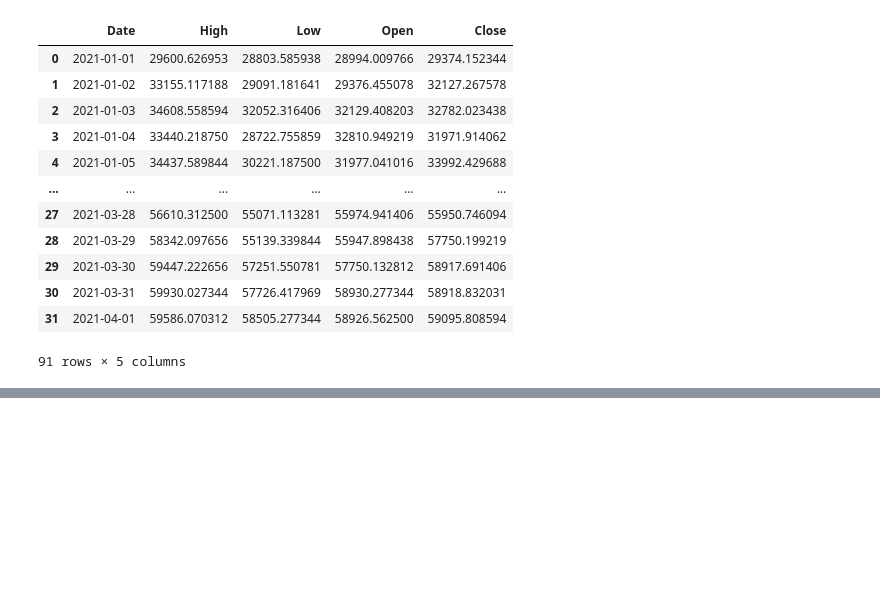
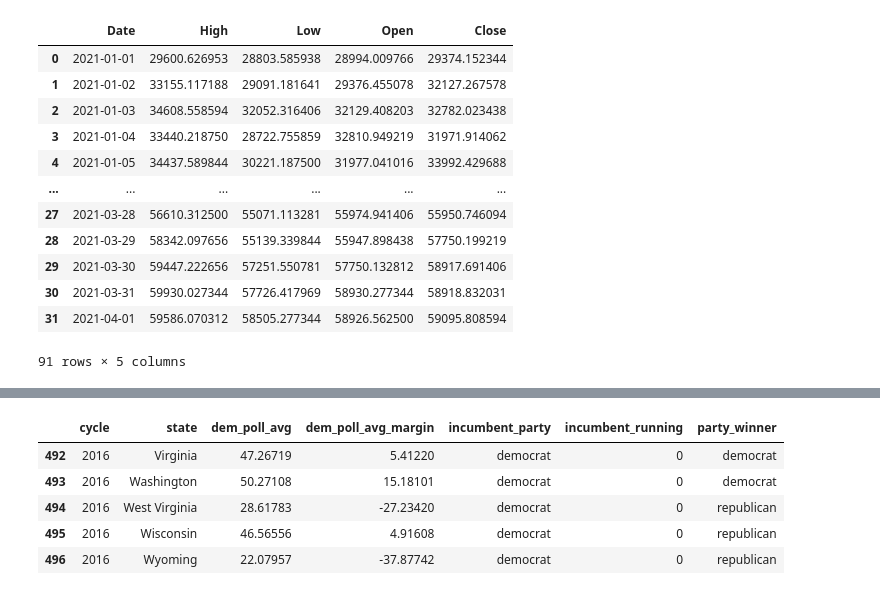
Before and after one commit to cristiandarioortegayubro/base, a Jupyter notebook: colab/pd_03.ipynb, the cells around one changed output, grey strips where cells are left out. Cells and saved outputs as stored; diff of their text form; code cells hidden in the pictures; blank space fills up the shorter version.

```diff
--- a/colab/pd_03.ipynb
+++ b/colab/pd_03.ipynb
@@ -216,0 +252,9 @@ bitcoin.drop_duplicates()
+# %%
+results.tail()
+# %% [output]
+|  | cycle | state | dem_poll_avg | dem_poll_avg_margin | incumbent_party | incumbent_running | party_winner |
+| 492 | 2016 | Virginia | 47.26719 | 5.41220 | democrat | 0 | democrat |
+| 493 | 2016 | Washington | 50.27108 | 15.18101 | democrat | 0 | democrat |
+| 494 | 2016 | West Virginia | 28.61783 | -27.23420 | democrat | 0 | republican |
+| 495 | 2016 | Wisconsin | 46.56556 | 4.91608 | democrat | 0 | republican |
+| 496 | 2016 | Wyoming | 22.07957 | -37.87742 | democrat | 0 | republican |
```
Also changed, not shown: parts of 26 cells of this notebook.
